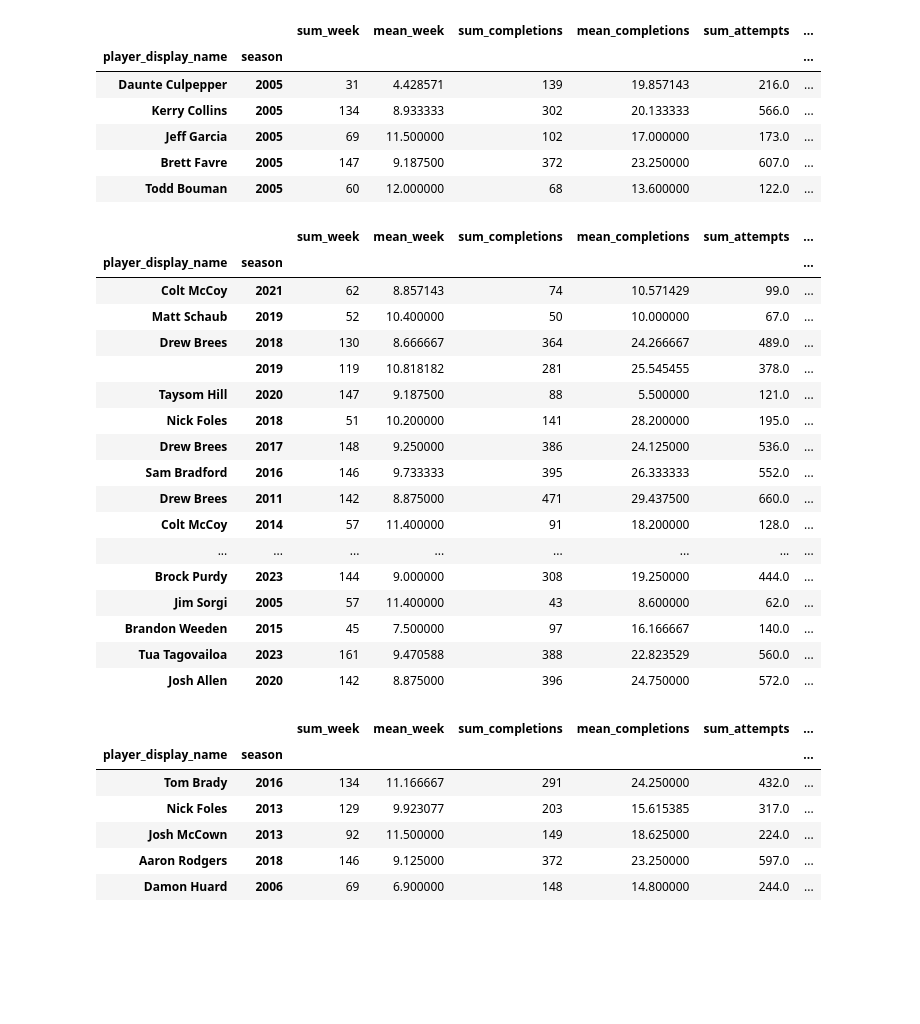
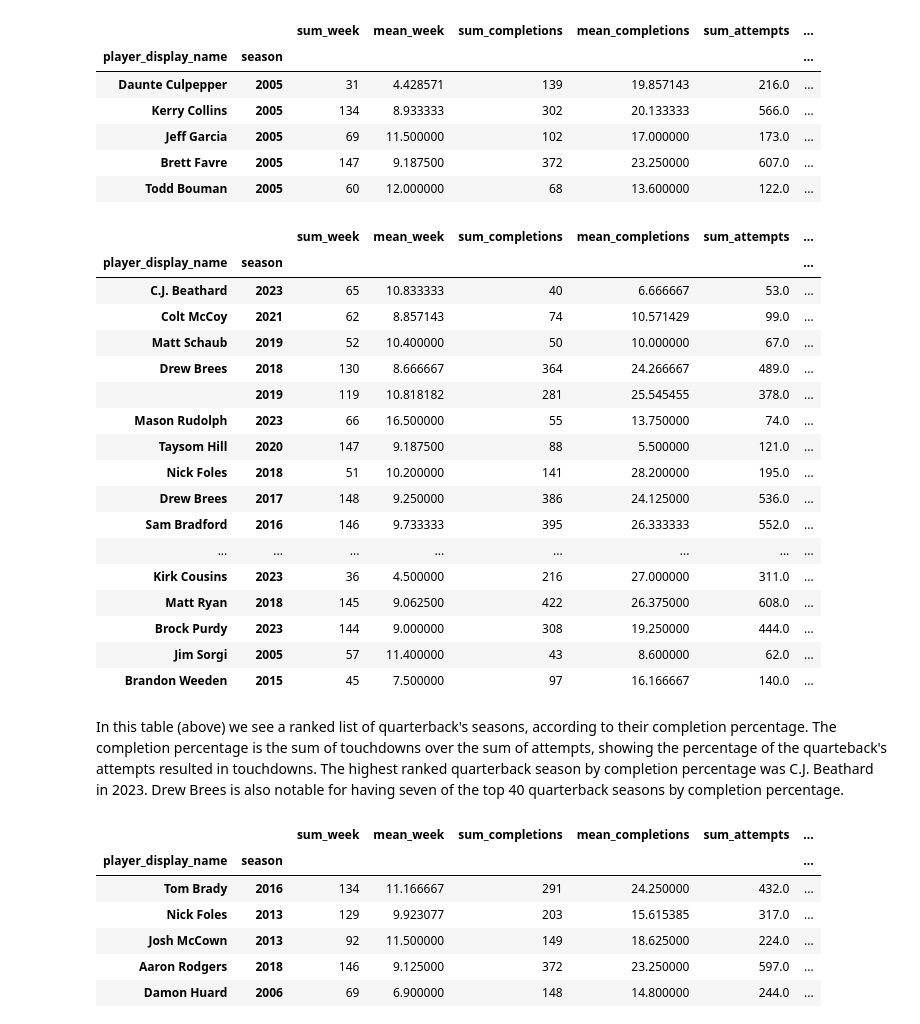
Before and after one commit to lytyler/ST554_project2, a Jupyter notebook: project2_part1b_part2.ipynb, the cells around one changed output. Drawn from its saved outputs; the diff is of its cells as text; code cells hidden in the pictures; blank space fills up the shorter version.

```diff
--- a/project2_part1b_part2.ipynb
+++ b/project2_part1b_part2.ipynb
@@ -455,11 +432,12 @@ nfl_summary.head()
 # %%
 #add new columns
-nfl_summary["completion_percentage"] = nfl_summary["sum_completions"]/ \
-                                        nfl_summary[("sum_attempts")]
-nfl_summary["td_int_ratio"] = nfl_summary["sum_passing_tds"]/ \
-                              nfl_summary["sum_interceptions"]
+nfl_summary["completion_percentage"] = nfl_summary["sum_completions"] \
+                                       .div(nfl_summary[("sum_attempts")])
+nfl_summary["td_int_ratio"] = nfl_summary["sum_passing_tds"] \
+                              .div(nfl_summary["sum_interceptions"])
 nfl_summary.head() #view nfl summary object
-#notice nan value due to replacing inf with nan in top row
+#notice NaN value for sum_interceptions (in place of zero) causing NaN value
+#for td_int_ratio in top row to avoid problems from inf
 # %% [output]
 |  |  | sum_week | mean_week | sum_completions | mean_completions | sum_attempts | ... |
 | player_display_name | season |  |  |  |  |  | ... |
@@ -481,26 +461,28 @@ nfl_summary.loc[nfl_summary.sum_attempts >= 50].head()
 | Todd Bouman | 2005 | 60 | 12.000000 | 68 | 13.600000 | 122.0 | ... |
 # %%
 #sort by descending completion_percentage
-nfl_summary.loc[nfl_summary.sum_attempts >= 50].dropna() \
+nfl_summary.loc[nfl_summary.sum_attempts >= 50].dropna(subset = "completion_percentage") \
     .sort_values(by = "completion_percentage", ascending = False).head(40)
 # %% [output]
 |  |  | sum_week | mean_week | sum_completions | mean_completions | sum_attempts | ... |
 | player_display_name | season |  |  |  |  |  | ... |
+| C.J. Beathard | 2023 | 65 | 10.833333 | 40 | 6.666667 | 53.0 | ... |
 | Colt McCoy | 2021 | 62 | 8.857143 | 74 | 10.571429 | 99.0 | ... |
 | Matt Schaub | 2019 | 52 | 10.400000 | 50 | 10.000000 | 67.0 | ... |
 | Drew Brees | 2018 | 130 | 8.666667 | 364 | 24.266667 | 489.0 | ... |
 |  | 2019 | 119 | 10.818182 | 281 | 25.545455 | 378.0 | ... |
+| Mason Rudolph | 2023 | 66 | 16.500000 | 55 | 13.750000 | 74.0 | ... |
 | Taysom Hill | 2020 | 147 | 9.187500 | 88 | 5.500000 | 121.0 | ... |
 | Nick Foles | 2018 | 51 | 10.200000 | 141 | 28.200000 | 195.0 | ... |
 | Drew Brees | 2017 | 148 | 9.250000 | 386 | 24.125000 | 536.0 | ... |
 | Sam Bradford | 2016 | 146 | 9.733333 | 395 | 26.333333 | 552.0 | ... |
-| Drew Brees | 2011 | 142 | 8.875000 | 471 | 29.437500 | 660.0 | ... |
-| Colt McCoy | 2014 | 57 | 11.400000 | 91 | 18.200000 | 128.0 | ... |
 | ... | ... | ... | ... | ... | ... | ... | ... |
+| Kirk Cousins | 2023 | 36 | 4.500000 | 216 | 27.000000 | 311.0 | ... |
+| Matt Ryan | 2018 | 145 | 9.062500 | 422 | 26.375000 | 608.0 | ... |
 | Brock Purdy | 2023 | 144 | 9.000000 | 308 | 19.250000 | 444.0 | ... |
 | Jim Sorgi | 2005 | 57 | 11.400000 | 43 | 8.600000 | 62.0 | ... |
 | Brandon Weeden | 2015 | 45 | 7.500000 | 97 | 16.166667 | 140.0 | ... |
-| Tua Tagovailoa | 2023 | 161 | 9.470588 | 388 | 22.823529 | 560.0 | ... |
-| Josh Allen | 2020 | 142 | 8.875000 | 396 | 24.750000 | 572.0 | ... |
+# %% [markdown]
+In this table (above) we see a ranked list of quarterback's seasons, according to their completion percentage. The completion percentage is the sum of touchdowns over the sum of attempts, showing the percentage of the quarteback's attempts resulted in touchdowns. The highest ranked quarterback season by completion percentage was C.J. Beathard in 2023. Drew Brees is also notable for having seven of the top 40 quarterback seasons by completion percentage.
 # %%
 #sort by descending td_int_ratio
```
Also changed, not shown: parts of 21 cells of this notebook.
